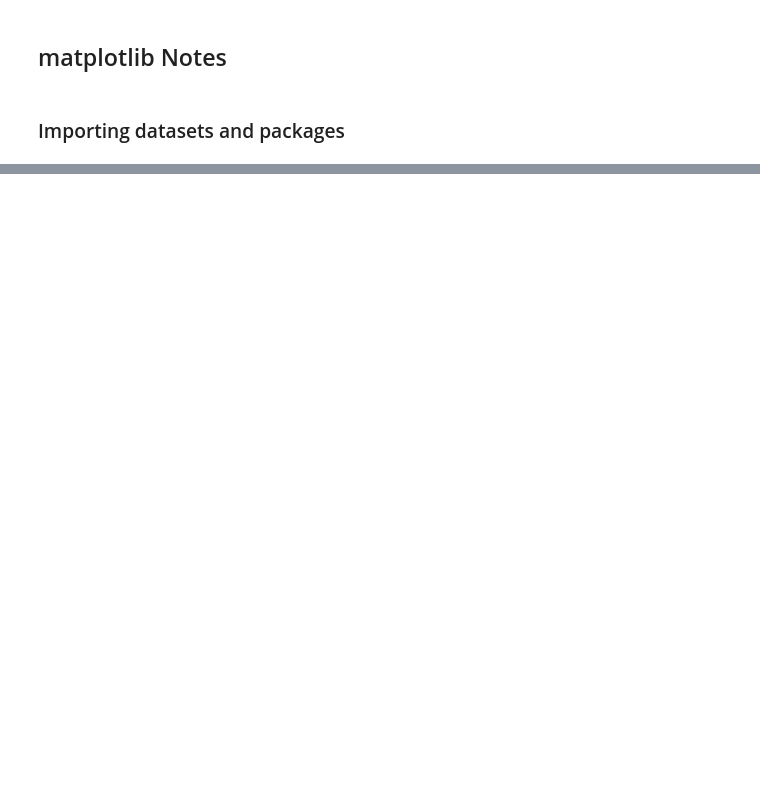
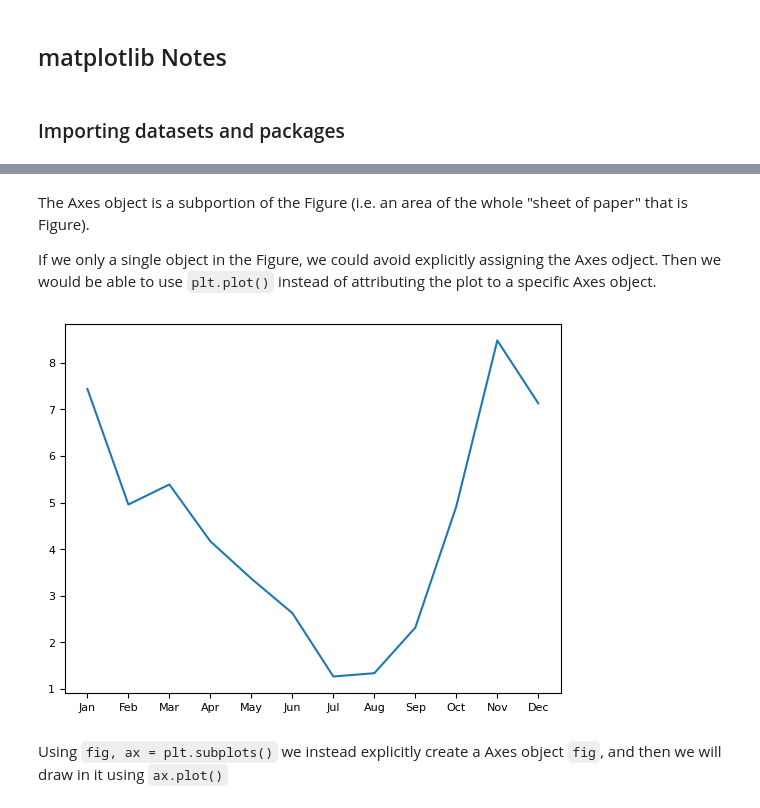
Before and after one commit to andreagolfari/matplotlib_notes, a Jupyter notebook: 00_intro.ipynb, the cells around one changed output, grey strips where cells are left out. Cells and saved outputs as stored; diff of their text form; code cells hidden in the pictures; blank space fills up the shorter version.

```diff
--- a/00_intro.ipynb
+++ b/00_intro.ipynb
@@ -61,3 +65,15 @@ plt.show()
+# %% [markdown]
+The Axes object is a subportion of the Figure (i.e. an area of the whole "sheet of paper" that is Figure).
+
+If we only a single object in the Figure, we could avoid explicitly assigning the Axes odject. Then we would be able to use `plt.plot()` instead of attributing the
+plot to a specific Axes object.
+# %%
+plt.plot(seattle_weather["MONTH"], seattle_weather['MLY-PRCP-NORMAL'])
+plt.show()
+# %% [output]
+[figure, added]
+# %% [markdown]
+Using `fig, ax = plt.subplots()` we instead explicitly create a Axes object `fig`, and then we will draw in it using `ax.plot()`
 # %%
 # Create a Figure and an Axes with plt.subplots
 fig, ax = plt.subplots()
```
Also changed, not shown: parts of 8 cells of this notebook.
